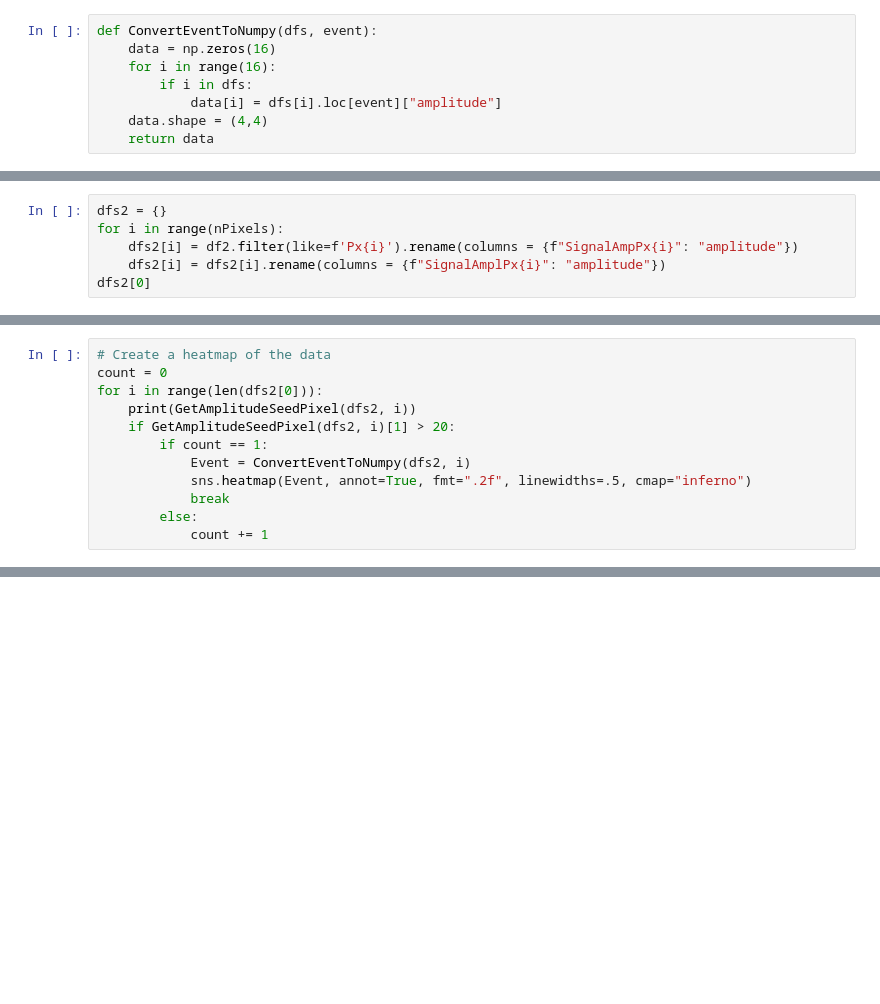
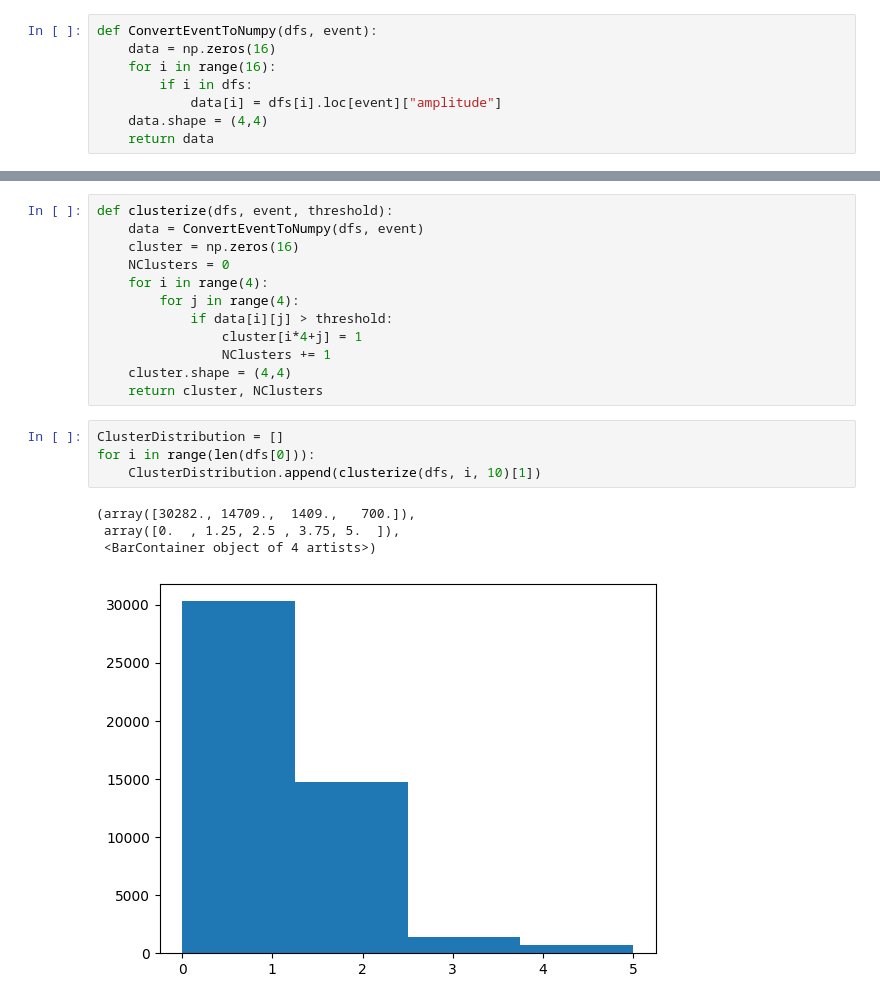
Before and after one commit to GiorgioAlbertoLucia/LabFNS2, a Jupyter notebook: ITS3/src/Clustersizestudies.ipynb, the cells around one changed output, grey strips where cells are left out. Drawn from its saved outputs; the diff is of its cells as text; blank space fills up the shorter version.

```diff
--- a/ITS3/src/Clustersizestudies.ipynb
+++ b/ITS3/src/Clustersizestudies.ipynb
@@ -138,6 +95,0 @@ df2
-# %%
-dfs2 = {}
-for i in range(nPixels):
-    dfs2[i] = df2.filter(like=f'Px{i}').rename(columns = {f"SignalAmpPx{i}": "amplitude"})
-    dfs2[i] = dfs2[i].rename(columns = {f"SignalAmplPx{i}": "amplitude"})
-dfs2[0]
@@ -174,12 +95,0 @@ dfs[0]
-# %%
-# Create a heatmap of the data
-count = 0
-for i in range(len(dfs2[0])):
-    print(GetAmplitudeSeedPixel(dfs2, i))
-    if GetAmplitudeSeedPixel(dfs2, i)[1] > 20:
-        if count == 1:
-            Event = ConvertEventToNumpy(dfs2, i)
-            sns.heatmap(Event, annot=True, fmt=".2f", linewidths=.5, cmap="inferno")
-            break
-        else:
-            count += 1
@@ -200,0 +105,21 @@ sns.heatmap(Event, annot=True, fmt=".2f", linewidths=.5, cmap="inferno", ax=axs[
+# %%
+def clusterize(dfs, event, threshold):
+    data = ConvertEventToNumpy(dfs, event)
+    cluster = np.zeros(16)
+    NClusters = 0
+    for i in range(4):
+        for j in range(4):
+            if data[i][j] > threshold:
+                cluster[i*4+j] = 1
+                NClusters += 1
+    cluster.shape = (4,4)
+    return cluster, NClusters
+# %%
+ClusterDistribution = []
+for i in range(len(dfs[0])):
+    ClusterDistribution.append(clusterize(dfs, i, 10)[1])
+# %% [output]
+(array([30282., 14709.,  1409.,   700.]),
+ array([0.  , 1.25, 2.5 , 3.75, 5.  ]),
+ <BarContainer object of 4 artists>)
+[figure, added]
```
Also changed, not shown: parts of 18 cells of this notebook.
